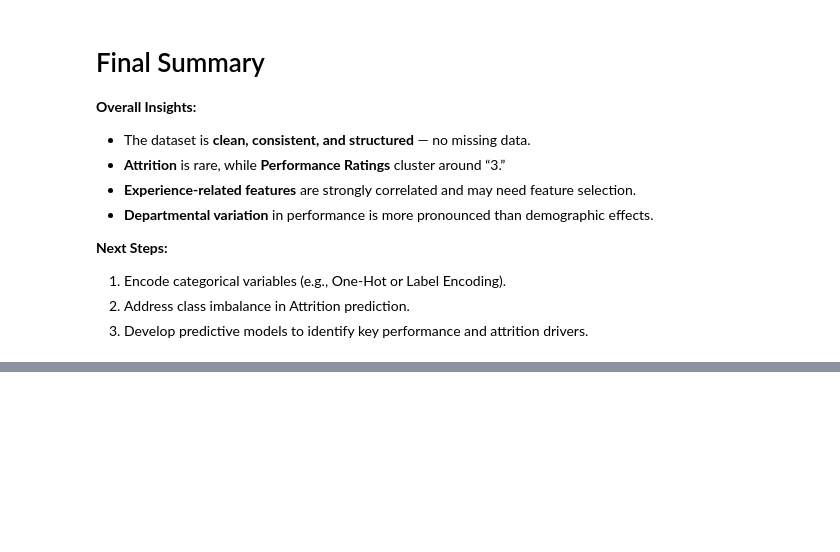
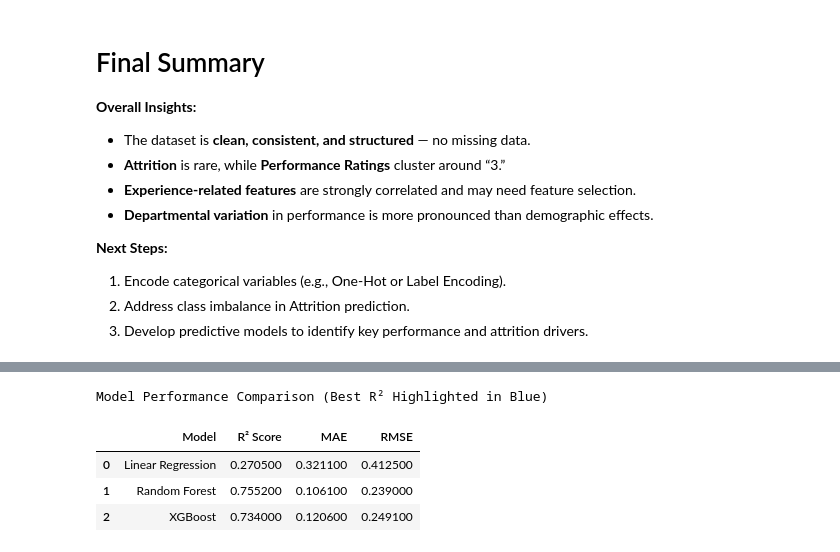
Before and after one commit to nderitumwangi/iabac, a Jupyter notebook: employment.ipynb, the cells around one changed output, grey strips where cells are left out. Cells and saved outputs as stored; diff of their text form; code cells hidden in the pictures; blank space fills up the shorter version.

```diff
--- a/employment.ipynb
+++ b/employment.ipynb
@@ -578,0 +452,13 @@ Files: ['best_model_GradientBoosting.pkl', 'cm_GradientBoosting.png', 'cm_Logist
+# %%
+# Initialize models
+models = {
+    "Linear Regression": LinearRegression(),
+    "Random Forest": RandomForestRegressor(random_state=42),
+    "XGBoost": XGBRegressor(random_state=42, objective='reg:squarederror')
+}
+
+# Train models
+trained_models = {}
+for name, model in models.items():
+    model.fit(X_train, y_train)
+    trained_models[name] = model
@@ -578,0 +472,31 @@ Files: ['best_model_GradientBoosting.pkl', 'cm_GradientBoosting.png', 'cm_Logist
+# %%
+from IPython.display import display
+
+# Evaluate all models
+results = []
+for name, model in trained_models.items():
+    y_pred = model.predict(X_test)
+    r2 = r2_score(y_test, y_pred)
+    mae = mean_absolute_error(y_test, y_pred)
+    rmse = mean_squared_error(y_test, y_pred, squared=False)
+    results.append([name, r2, mae, rmse])
+
+# Create a comparison dataframe
+comparison_df = pd.DataFrame(results, columns=['Model', 'R² Score', 'MAE', 'RMSE'])
+
+# Round for readability
+comparison_df[['R² Score', 'MAE', 'RMSE']] = comparison_df[['R² Score', 'MAE', 'RMSE']].round(4)
+
+# Highlight the highest R² score row in blue
+styled_df = comparison_df.style.apply(
+    lambda x: ['background-color: #3b82f6; color: white;' if x.name == comparison_df['R² Score'].idxmax() else '' for _ in x],
+    axis=1
+).set_caption("Model Performance Comparison (Best R² Highlighted in Blue)")
+
+display(styled_df)
+# %% [output]
+Model Performance Comparison (Best R² Highlighted in Blue)
+|  | Model | R² Score | MAE | RMSE |
+| 0 | Linear Regression | 0.270500 | 0.321100 | 0.412500 |
+| 1 | Random Forest | 0.755200 | 0.106100 | 0.239000 |
+| 2 | XGBoost | 0.734000 | 0.120600 | 0.249100 |
```
Also changed, not shown: parts of 31 cells of this notebook, 15 other files.
